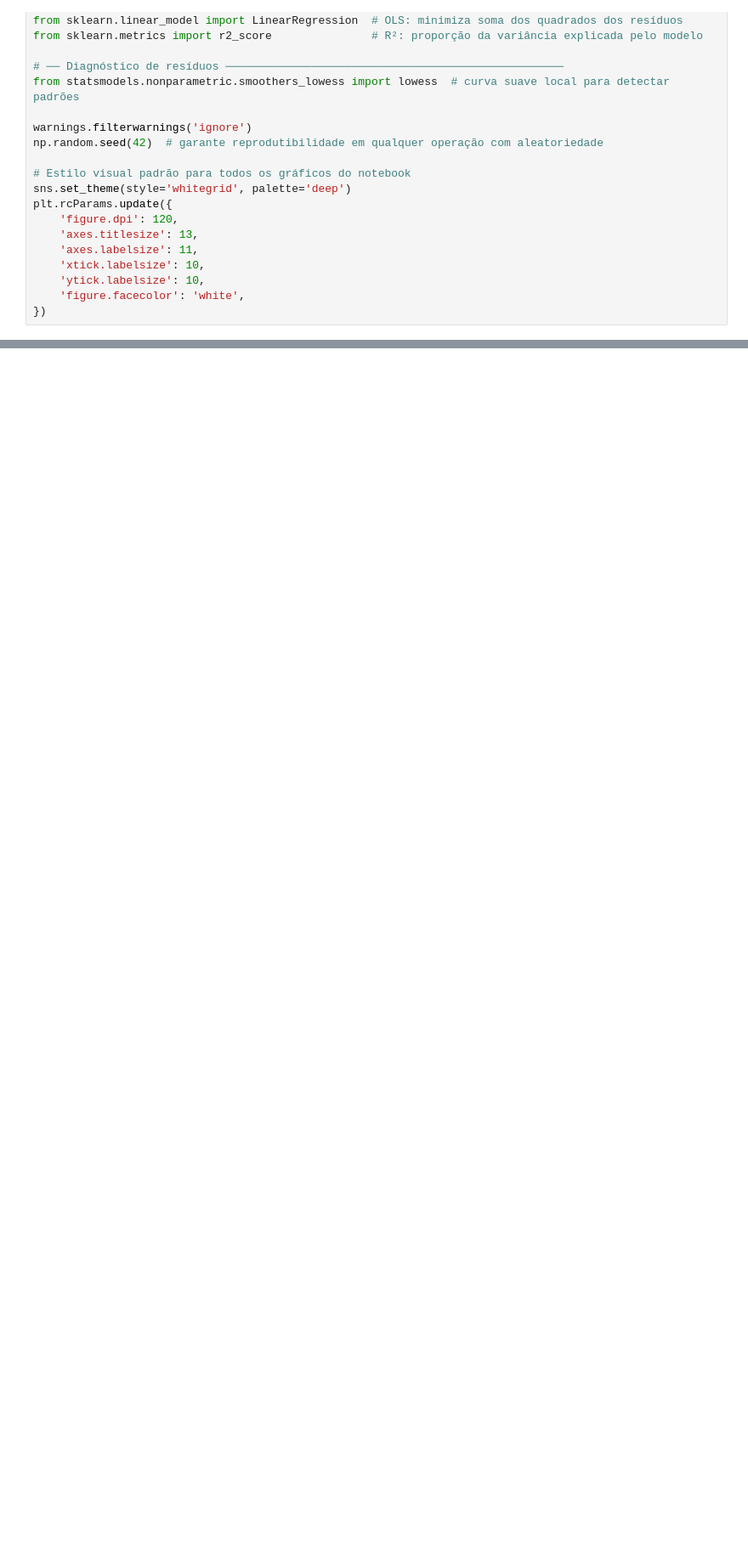
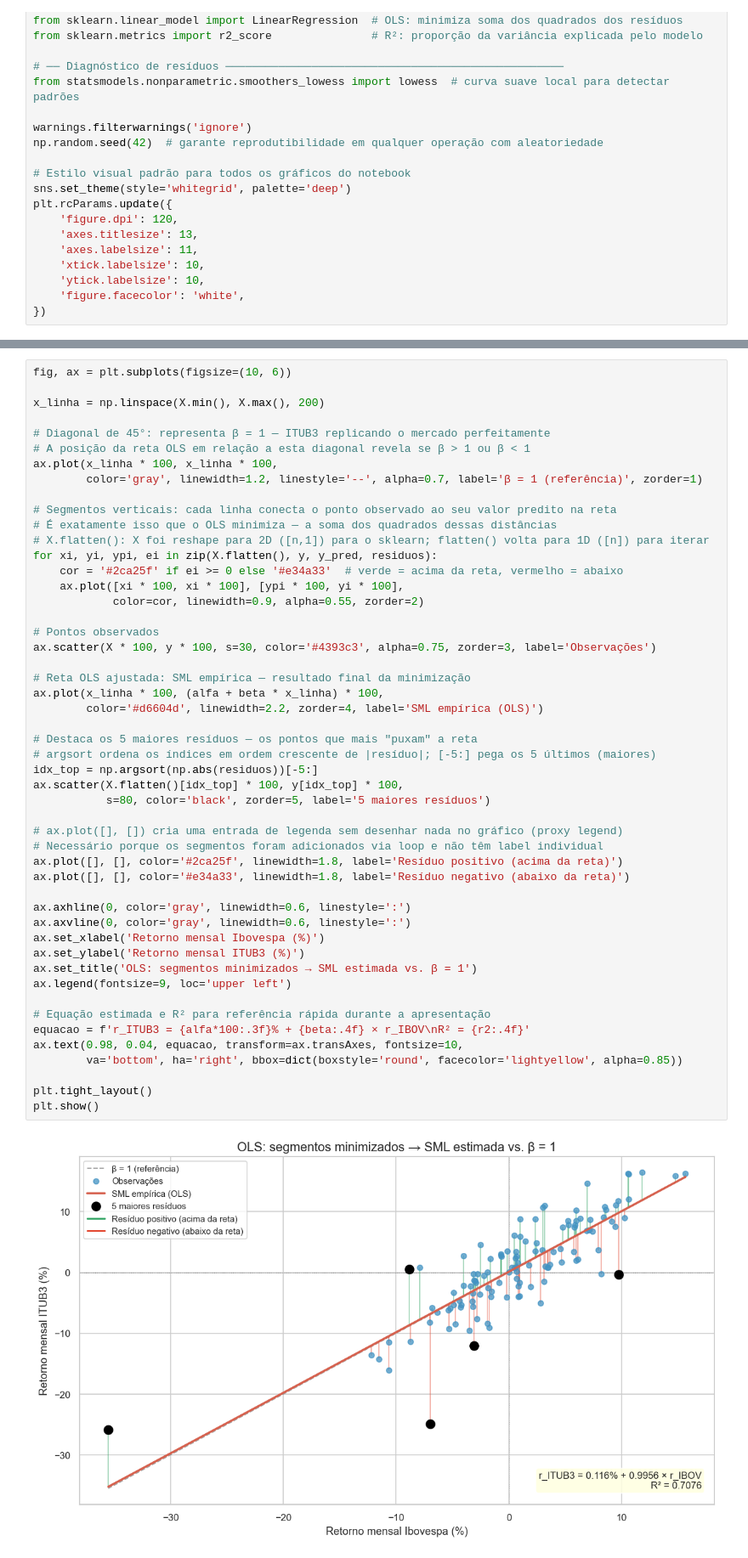
Before and after one commit to jescoelho/ciencia-dados, a Jupyter notebook: notebooks/fundamentos/06_regressao_linear_parte1.ipynb, the cells around one changed output, grey strips where cells are left out. Shown at 85% size. Cells and saved outputs as stored; diff of their text form; blank space fills up the shorter version.

```diff
--- a/notebooks/fundamentos/06_regressao_linear_parte1.ipynb
+++ b/notebooks/fundamentos/06_regressao_linear_parte1.ipynb
@@ -357,0 +312,52 @@ print(f'  RMSE mensal: {rmse*100:.2f} p.p. — erro médio do modelo em um mês
+# %%
+fig, ax = plt.subplots(figsize=(10, 6))
+
+x_linha = np.linspace(X.min(), X.max(), 200)
+
+# Diagonal de 45°: representa β = 1 — ITUB3 replicando o mercado perfeitamente
+# A posição da reta OLS em relação a esta diagonal revela se β > 1 ou β < 1
+ax.plot(x_linha * 100, x_linha * 100,
+        color='gray', linewidth=1.2, linestyle='--', alpha=0.7, label='β = 1 (referência)', zorder=1)
+
+# Segmentos verticais: cada linha conecta o ponto observado ao seu valor predito na reta
+# É exatamente isso que o OLS minimiza — a soma dos quadrados dessas distâncias
+# X.flatten(): X foi reshape para 2D ([n,1]) para o sklearn; flatten() volta para 1D ([n]) para iterar
+for xi, yi, ypi, ei in zip(X.flatten(), y, y_pred, residuos):
+    cor = '#2ca25f' if ei >= 0 else '#e34a33'  # verde = acima da reta, vermelho = abaixo
+    ax.plot([xi * 100, xi * 100], [ypi * 100, yi * 100],
+            color=cor, linewidth=0.9, alpha=0.55, zorder=2)
+
+# Pontos observados
+ax.scatter(X * 100, y * 100, s=30, color='#4393c3', alpha=0.75, zorder=3, label='Observações')
+
+# Reta OLS ajustada: SML empírica — resultado final da minimização
+ax.plot(x_linha * 100, (alfa + beta * x_linha) * 100,
+        color='#d6604d', linewidth=2.2, zorder=4, label='SML empírica (OLS)')
+
+# Destaca os 5 maiores resíduos — os pontos que mais "puxam" a reta
+# argsort ordena os índices em ordem crescente de |resíduo|; [-5:] pega os 5 últimos (maiores)
+idx_top = np.argsort(np.abs(residuos))[-5:]
+ax.scatter(X.flatten()[idx_top] * 100, y[idx_top] * 100,
+           s=80, color='black', zorder=5, label='5 maiores resíduos')
+
+# ax.plot([], []) cria uma entrada de legenda sem desenhar nada no gráfico (proxy legend)
+# Necessário porque os segmentos foram adicionados via loop e não têm label individual
+ax.plot([], [], color='#2ca25f', linewidth=1.8, label='Resíduo positivo (acima da reta)')
+ax.plot([], [], color='#e34a33', linewidth=1.8, label='Resíduo negativo (abaixo da reta)')
+
+ax.axhline(0, color='gray', linewidth=0.6, linestyle=':')
+ax.axvline(0, color='gray', linewidth=0.6, linestyle=':')
+ax.set_xlabel('Retorno mensal Ibovespa (%)')
+ax.set_ylabel('Retorno mensal ITUB3 (%)')
+ax.set_title('OLS: segmentos minimizados → SML estimada vs. β = 1')
+ax.legend(fontsize=9, loc='upper left')
+
+# Equação estimada e R² para referência rápida durante a apresentação
+equacao = f'r_ITUB3 = {alfa*100:.3f}% + {beta:.4f} × r_IBOV\nR² = {r2:.4f}'
+ax.text(0.98, 0.04, equacao, transform=ax.transAxes, fontsize=10,
+        va='bottom', ha='right', bbox=dict(boxstyle='round', facecolor='lightyellow', alpha=0.85))
+
+plt.tight_layout()
+plt.show()
+# %% [output]
+[figure, added]
```
Also changed, not shown: parts of 23 cells of this notebook.
